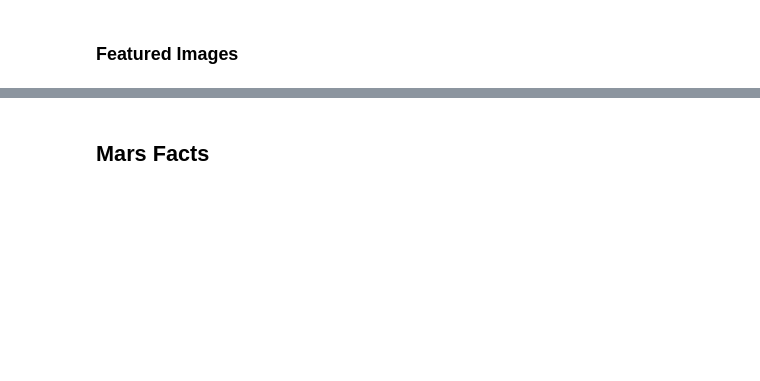
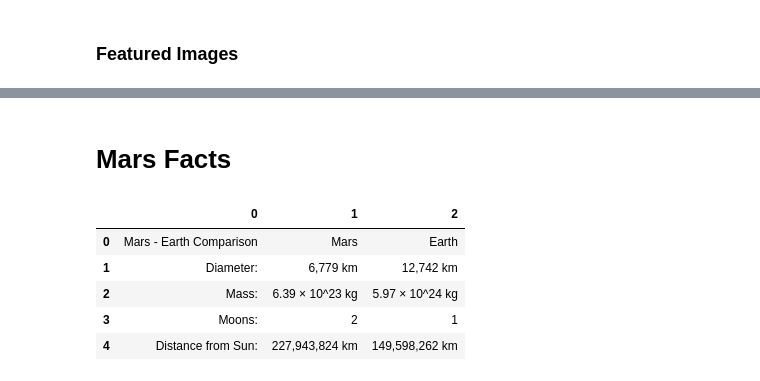
Before and after one commit to MXV0921/Mission-to-Mars, a Jupyter notebook: Mission_To_Mars_Challenge.ipynb, the cells around one changed output, grey strips where cells are left out. Saved outputs shown, nothing was run; the diff lists cells and outputs as text; code cells hidden in the pictures; blank space fills up the shorter version.

```diff
--- a/Mission_to_Mars _Challenge.ipynb
+++ b/Mission_To_Mars_Challenge.ipynb
@@ -95,5 +176,13 @@ img_url
 # %% [markdown]
-## Mars Facts
+# Mars Facts
 # %%
 df = pd.read_html('https://galaxyfacts-mars.com')[0]
+df.head()
+# %% [output]
+|  | 0 | 1 | 2 |
+| 0 | Mars - Earth Comparison | Mars | Earth |
+| 1 | Diameter: | 6,779 km | 12,742 km |
+| 2 | Mass: | 6.39 × 10^23 kg | 5.97 × 10^24 kg |
+| 3 | Moons: | 2 | 1 |
+| 4 | Distance from Sun: | 227,943,824 km | 149,598,262 km |
 # %%
```
Also changed, not shown: parts of 33 cells of this notebook, 15 other files.
